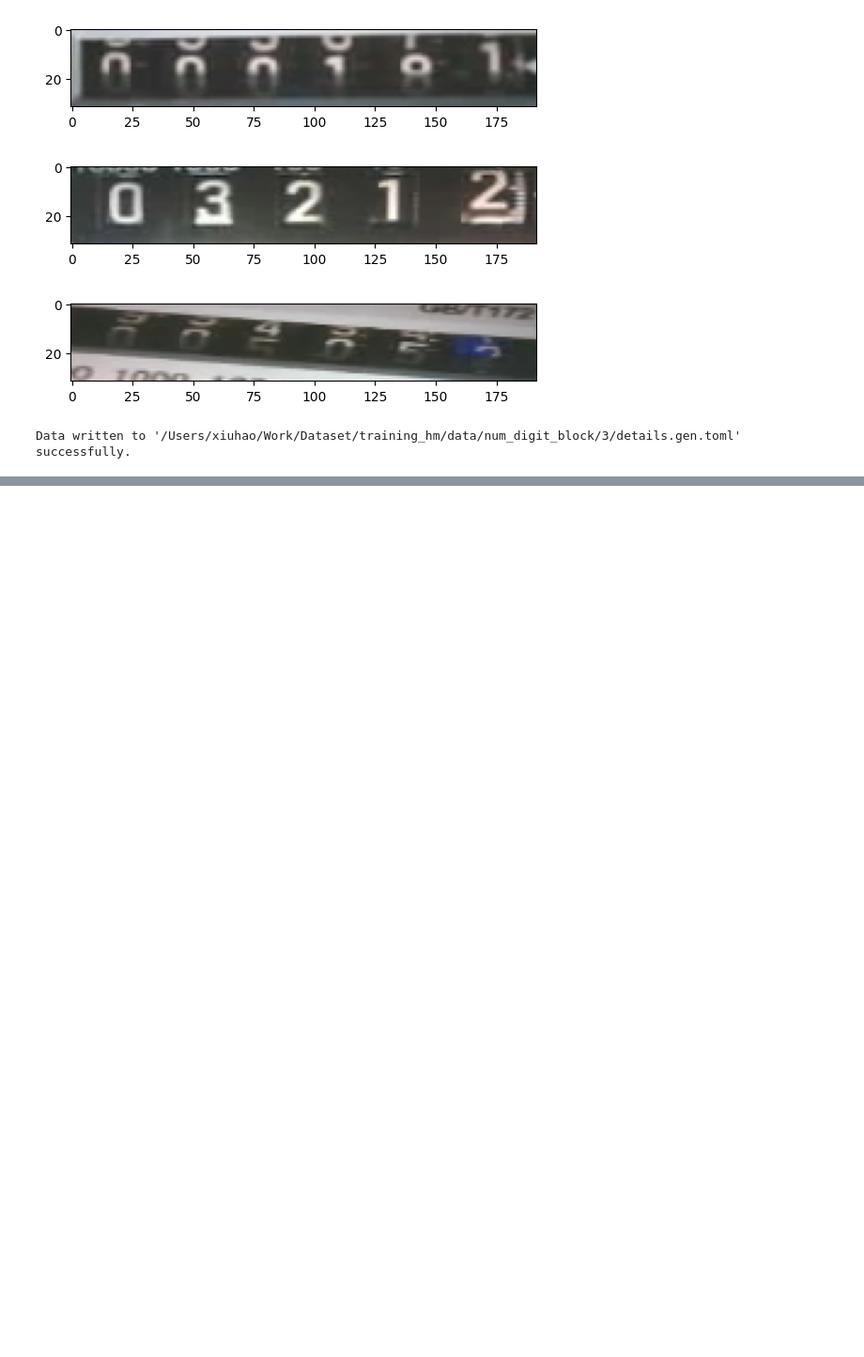
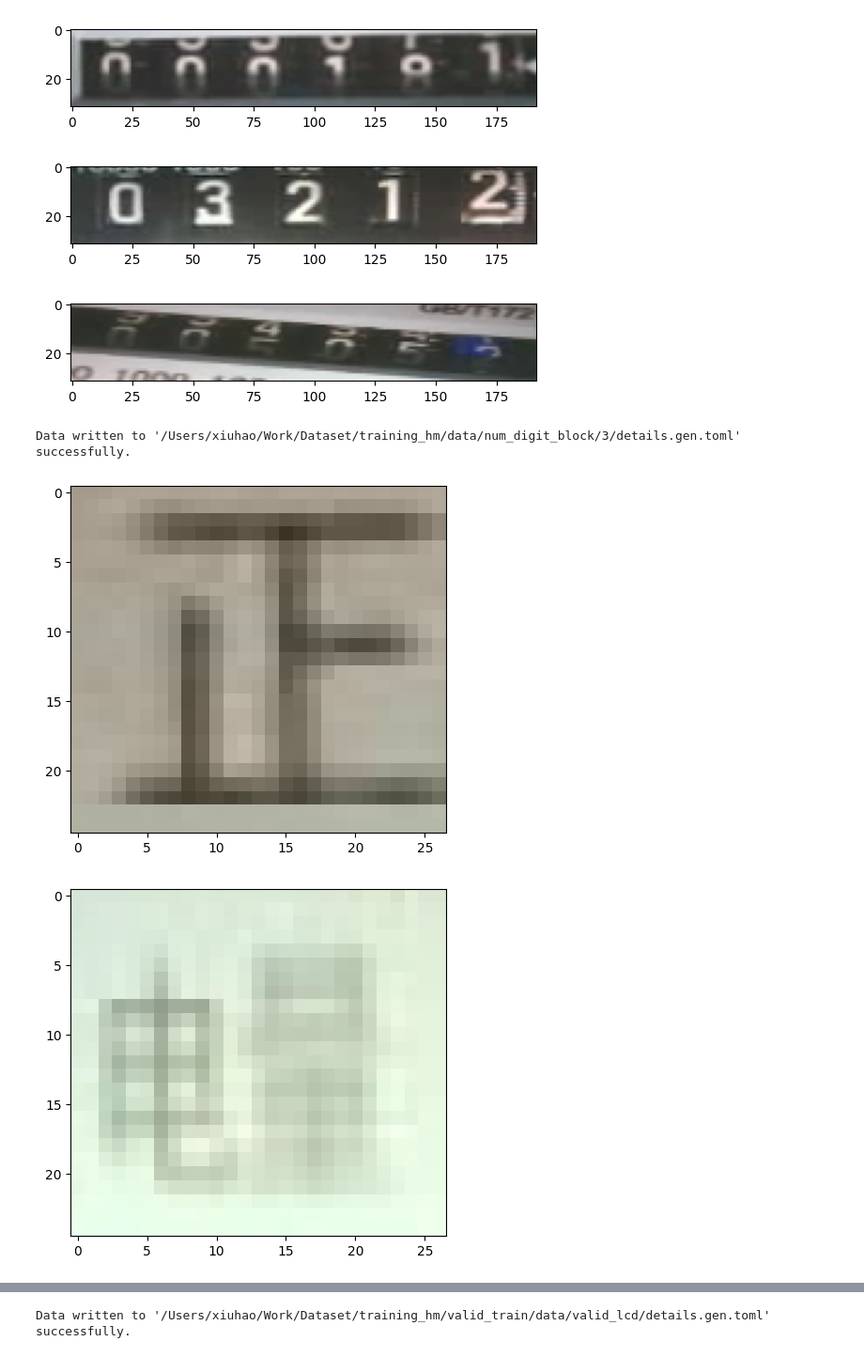
Before and after one commit to meterhub/meter-viewer, a Jupyter notebook: notebooks/quick-view-datasets.ipynb, the cells around one changed output, grey strips where cells are left out. Shown at 94% size. Drawn from its saved outputs; the diff is of its cells as text; code cells hidden in the pictures; blank space fills up the shorter version.

Commit message:
feat: update view-dataset.

```diff
--- a/notebooks/quick-view-datasets.ipynb
+++ b/notebooks/quick-view-datasets.ipynb
@@ -49,3 +49,9 @@ dataset:  /Users/xiuhao/Work/Dataset/training_hm/data/num_digit_block/3
 [figure]
 [figure]
 Data written to '/Users/xiuhao/Work/Dataset/training_hm/data/num_digit_block/3/details.gen.toml' successfully.
+# %%
+dataset = P("/Users/xiuhao/Work/Dataset/training_hm/valid_train/data/valid_lcd")
+x, y = fast_preview(dataset)
+# %% [output]
+[figure, added]
+[figure, added]
@@ -51,0 +59 @@ Data written to '/Users/xiuhao/Work/Dataset/training_hm/data/num_digit_block/3/d
+Data written to '/Users/xiuhao/Work/Dataset/training_hm/valid_train/data/valid_lcd/details.gen.toml' successfully.
```
Also changed, not shown: parts of 3 cells of this notebook.
